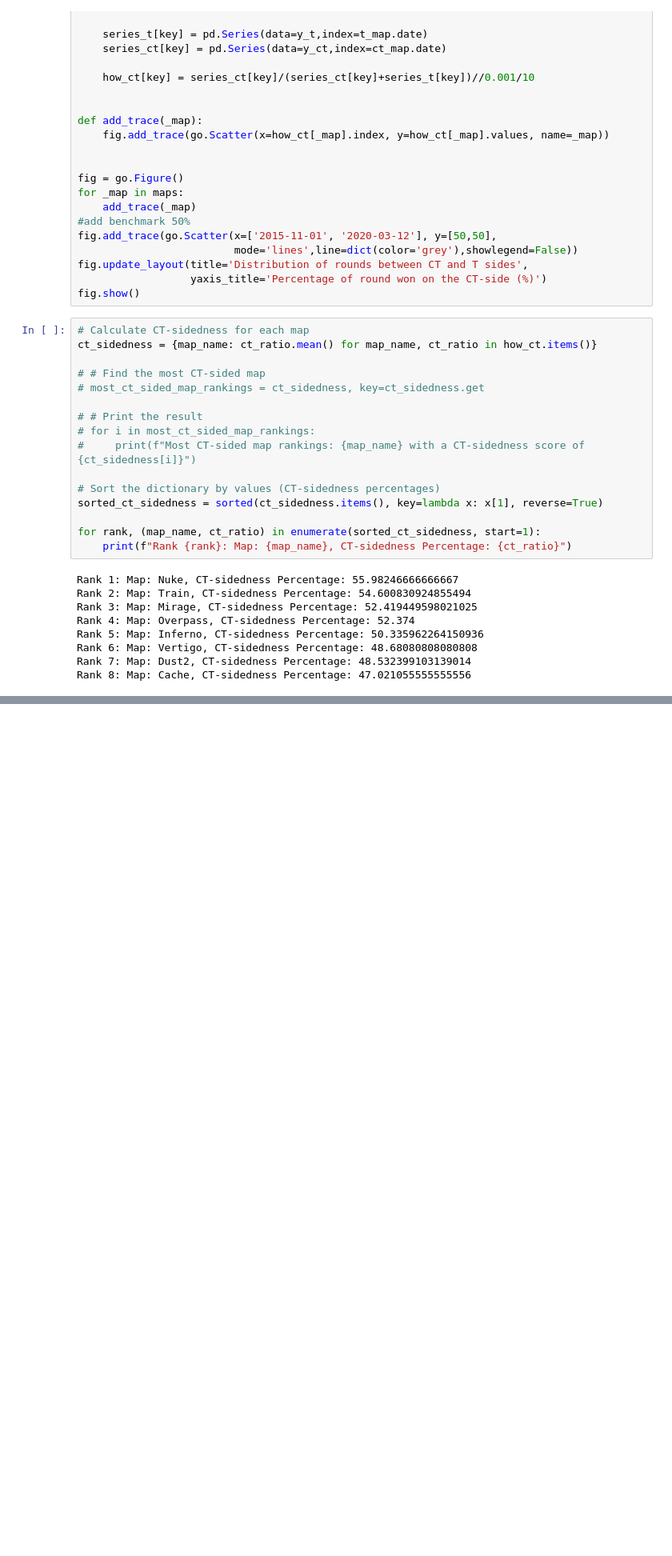
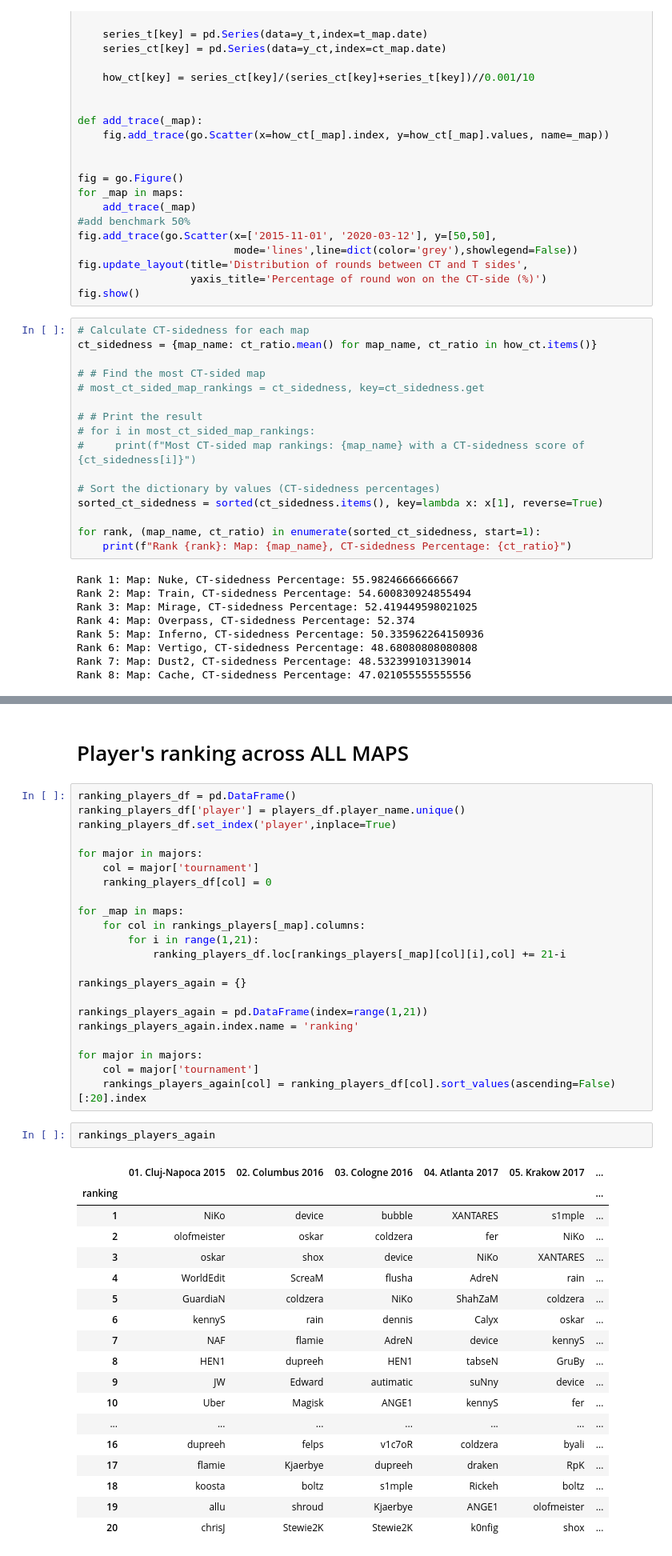
Before and after one commit to bron322/CSGOProPlayersAnalysis, a Jupyter notebook: CSGOProPlayerAnalysis.ipynb, the cells around one changed output, grey strips where cells are left out. Shown at 80% size. Drawn from its saved outputs; the diff is of its cells as text; blank space fills up the shorter version.

```diff
--- a/CSGOProPlayerAnalysis.ipynb
+++ b/CSGOProPlayerAnalysis.ipynb
@@ -149,0 +615,45 @@ Rank 8: Map: Cache, CT-sidedness Percentage: 47.021055555555556
+# %% [markdown]
+# Player's ranking across ALL MAPS
+# %%
+ranking_players_df = pd.DataFrame()
+ranking_players_df['player'] = players_df.player_name.unique()
+ranking_players_df.set_index('player',inplace=True)
+
+for major in majors:
+    col = major['tournament']
+    ranking_players_df[col] = 0
+
+for _map in maps:
+    for col in rankings_players[_map].columns:
+        for i in range(1,21):
+            ranking_players_df.loc[rankings_players[_map][col][i],col] += 21-i
+
+rankings_players_again = {}
+
+rankings_players_again = pd.DataFrame(index=range(1,21))
+rankings_players_again.index.name = 'ranking'
+
+for major in majors:
+    col = major['tournament']
+    rankings_players_again[col] = ranking_players_df[col].sort_values(ascending=False)[:20].index
+# %%
+rankings_players_again
+# %% [output]
+|  | 01. Cluj-Napoca 2015 | 02. Columbus 2016 | 03. Cologne 2016 | 04. Atlanta 2017 | 05. Krakow 2017 | ... |
+| ranking |  |  |  |  |  | ... |
+| 1 | NiKo | device | bubble | XANTARES | s1mple | ... |
+| 2 | olofmeister | oskar | coldzera | fer | NiKo | ... |
+| 3 | oskar | shox | device | NiKo | XANTARES | ... |
+| 4 | WorldEdit | ScreaM | flusha | AdreN | rain | ... |
+| 5 | GuardiaN | coldzera | NiKo | ShahZaM | coldzera | ... |
+| 6 | kennyS | rain | dennis | Calyx | oskar | ... |
+| 7 | NAF | flamie | AdreN | device | kennyS | ... |
+| 8 | HEN1 | dupreeh | HEN1 | tabseN | GruBy | ... |
+| 9 | JW | Edward | autimatic | suNny | device | ... |
+| 10 | Uber | Magisk | ANGE1 | kennyS | fer | ... |
+| ... | ... | ... | ... | ... | ... | ... |
+| 16 | dupreeh | felps | v1c7oR | coldzera | byali | ... |
+| 17 | flamie | Kjaerbye | dupreeh | draken | RpK | ... |
+| 18 | koosta | boltz | s1mple | Rickeh | boltz | ... |
+| 19 | allu | shroud | Kjaerbye | ANGE1 | olofmeister | ... |
+| 20 | chrisJ | Stewie2K | Stewie2K | k0nfig | shox | ... |
```
Also changed, not shown: parts of 36 cells of this notebook.
